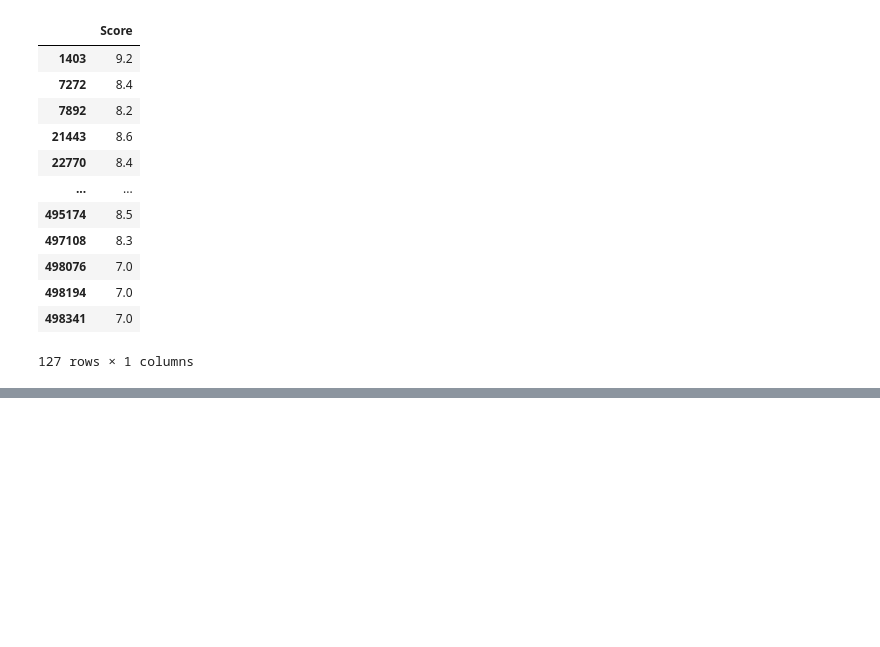
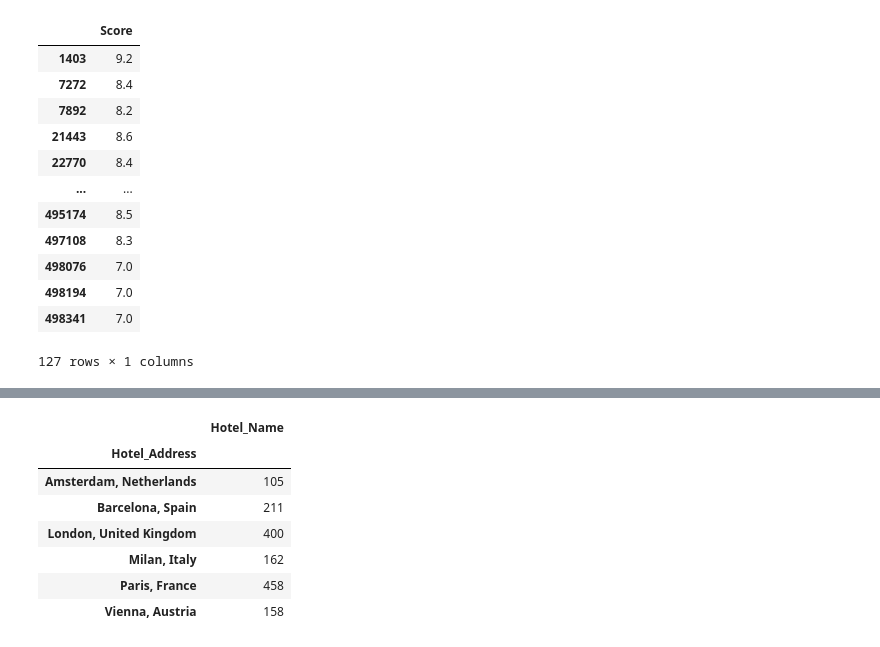
Before and after one commit to omarelwaliely/datascience, a Jupyter notebook: microsoft_beginner_ml/hotel_reviews/hotel_reviews.ipynb, the cells around one changed output, grey strips where cells are left out. Saved outputs shown, nothing was run; the diff lists cells and outputs as text; code cells hidden in the pictures; blank space fills up the shorter version.

```diff
--- a/microsoft_beginner_ml/hotel_reviews/hotel_reviews.ipynb
+++ b/microsoft_beginner_ml/hotel_reviews/hotel_reviews.ipynb
@@ -191,0 +244,11 @@ pd.DataFrame({"Score":both['Average_Score']})
+# %%
+display(reviews.groupby("Hotel_Address").agg({"Hotel_Name": "nunique"}))
+# %% [output]
+|  | Hotel_Name |
+| Hotel_Address |  |
+| Amsterdam, Netherlands | 105 |
+| Barcelona, Spain | 211 |
+| London, United Kingdom | 400 |
+| Milan, Italy | 162 |
+| Paris, France | 458 |
+| Vienna, Austria | 158 |
```
Also changed, not shown: parts of 18 cells of this notebook.
